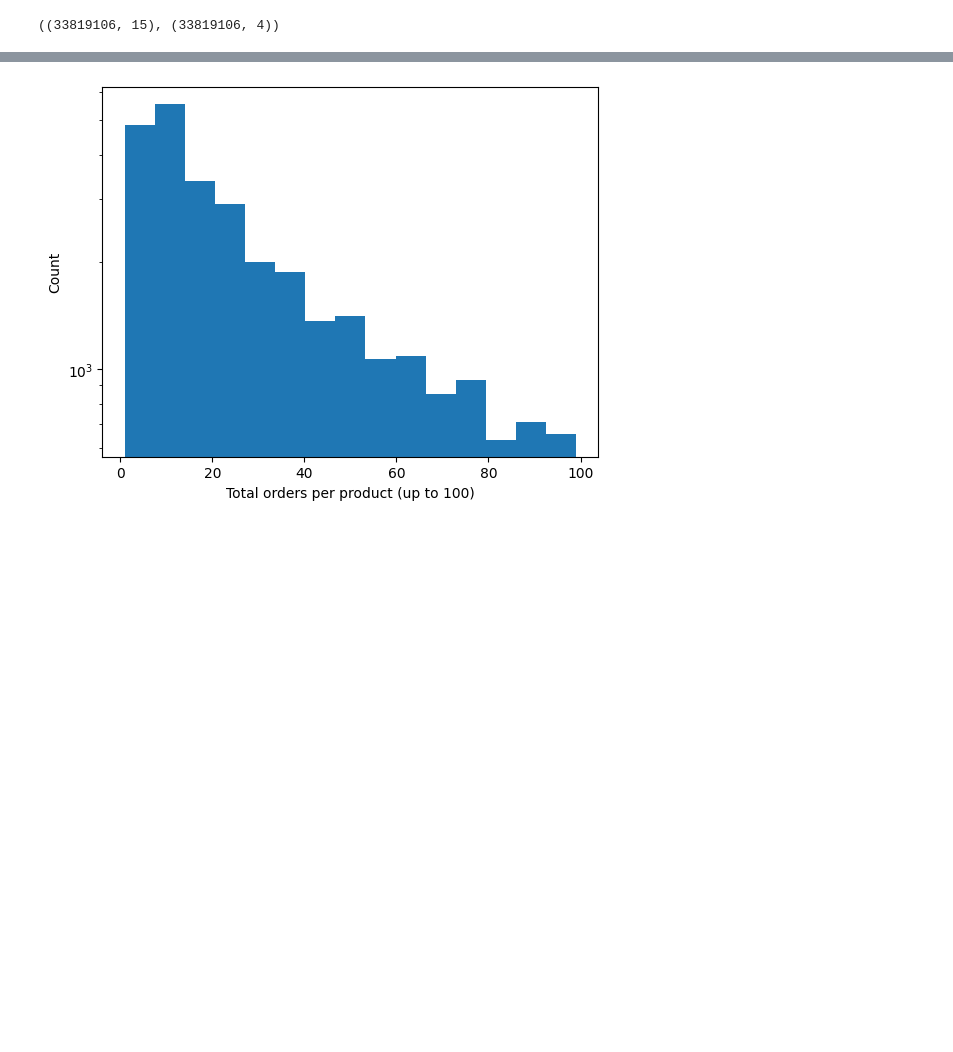
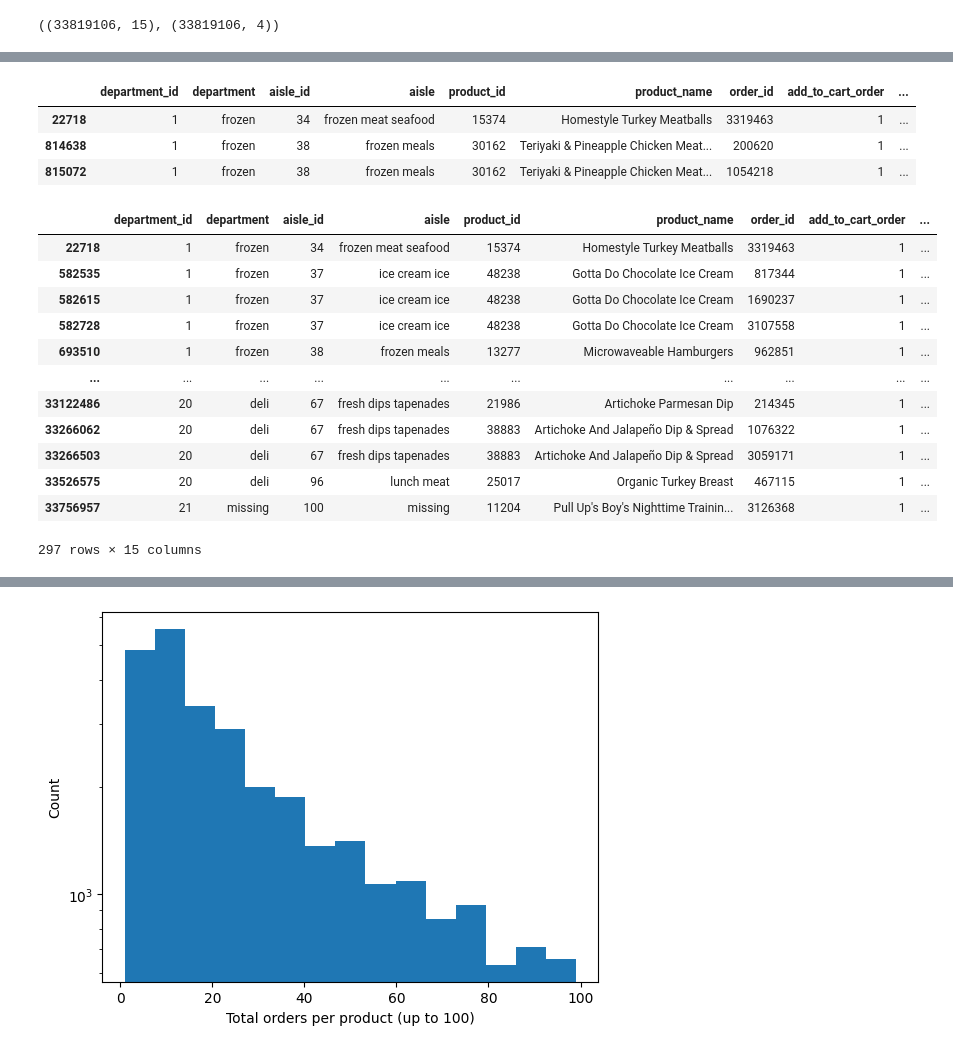
Before and after one commit to dtrager02/CS490-Capstone, a Jupyter notebook: data understanding.ipynb, the cells around one changed output, grey strips where cells are left out. Cells and saved outputs as stored; diff of their text form; code cells hidden in the pictures; blank space fills up the shorter version.

Commit message:
Min and Max order analysis

```diff
--- a/data understanding.ipynb
+++ b/data understanding.ipynb
@@ -84,0 +95,24 @@ combined.groupby(['user_id'])['reordered'].count().describe()
+# %%
+combined[combined.user_id == 27465]
+# %% [output]
+|  | department_id | department | aisle_id | aisle | product_id | product_name | order_id | add_to_cart_order | ... |
+| 22718 | 1 | frozen | 34 | frozen meat seafood | 15374 | Homestyle Turkey Meatballs | 3319463 | 1 | ... |
+| 814638 | 1 | frozen | 38 | frozen meals | 30162 | Teriyaki & Pineapple Chicken Meat... | 200620 | 1 | ... |
+| 815072 | 1 | frozen | 38 | frozen meals | 30162 | Teriyaki & Pineapple Chicken Meat... | 1054218 | 1 | ... |
+# %%
+c = combined.user_id.value_counts()
+combined[combined.user_id.isin(c.index[c.eq(3)])]
+# %% [output]
+|  | department_id | department | aisle_id | aisle | product_id | product_name | order_id | add_to_cart_order | ... |
+| 22718 | 1 | frozen | 34 | frozen meat seafood | 15374 | Homestyle Turkey Meatballs | 3319463 | 1 | ... |
+| 582535 | 1 | frozen | 37 | ice cream ice | 48238 | Gotta Do Chocolate Ice Cream | 817344 | 1 | ... |
+| 582615 | 1 | frozen | 37 | ice cream ice | 48238 | Gotta Do Chocolate Ice Cream | 1690237 | 1 | ... |
+| 582728 | 1 | frozen | 37 | ice cream ice | 48238 | Gotta Do Chocolate Ice Cream | 3107558 | 1 | ... |
+| 693510 | 1 | frozen | 38 | frozen meals | 13277 | Microwaveable Hamburgers | 962851 | 1 | ... |
+| ... | ... | ... | ... | ... | ... | ... | ... | ... | ... |
+| 33122486 | 20 | deli | 67 | fresh dips tapenades | 21986 | Artichoke Parmesan Dip | 214345 | 1 | ... |
+| 33266062 | 20 | deli | 67 | fresh dips tapenades | 38883 | Artichoke And Jalapeño Dip & Spread | 1076322 | 1 | ... |
+| 33266503 | 20 | deli | 67 | fresh dips tapenades | 38883 | Artichoke And Jalapeño Dip & Spread | 3059171 | 1 | ... |
+| 33526575 | 20 | deli | 96 | lunch meat | 25017 | Organic Turkey Breast | 467115 | 1 | ... |
+| 33756957 | 21 | missing | 100 | missing | 11204 | Pull Up's Boy's Nighttime Trainin... | 3126368 | 1 | ... |
+297 rows × 15 columns
```
Also changed, not shown: parts of 3 cells of this notebook.
